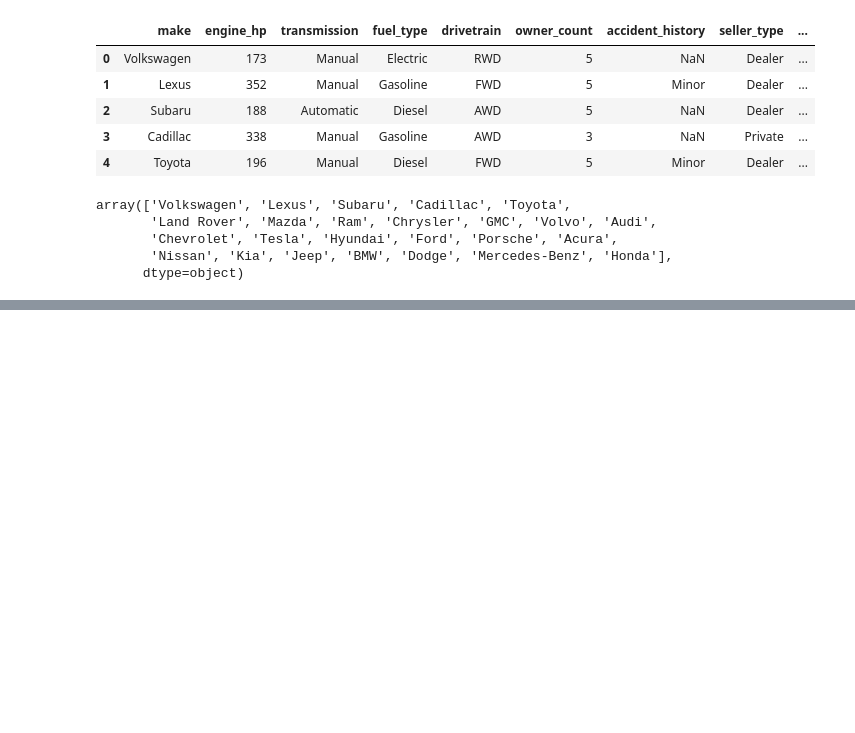
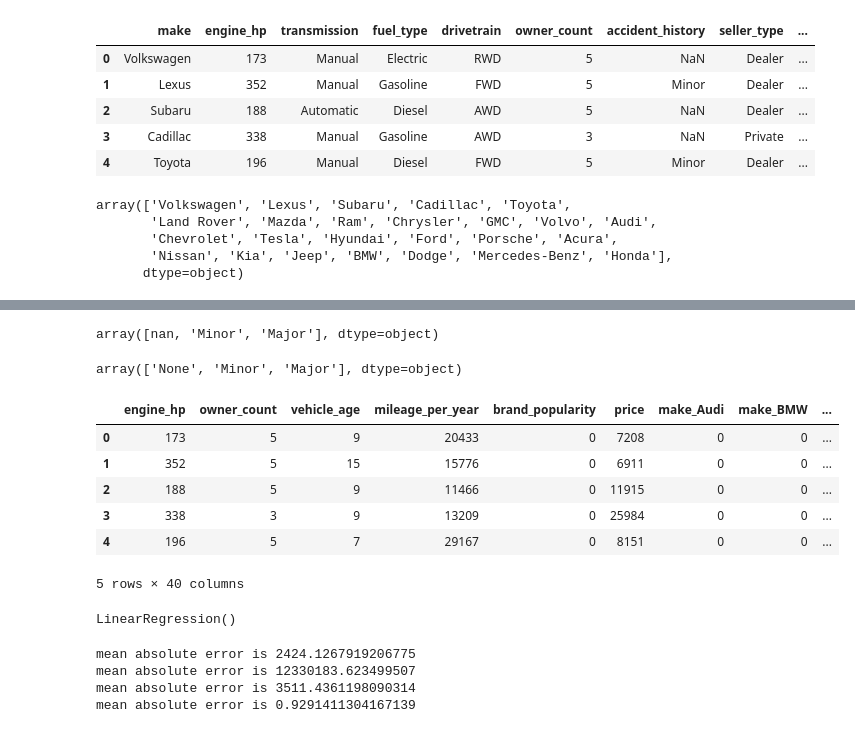
Before and after one commit to mrabhi20iitk/ML-end-to-end, a Jupyter notebook: regression.ipynb, the cells around one changed output, grey strips where cells are left out. Cells and saved outputs as stored; diff of their text form; code cells hidden in the pictures; blank space fills up the shorter version.

Commit message:
added a regression model

```diff
--- a/regression.ipynb
+++ b/regression.ipynb
@@ -84,0 +104,22 @@ array(['Volkswagen', 'Lexus', 'Subaru', 'Cadillac', 'Toyota',
+# %%
+data_new['accident_history'].unique()
+# %% [output]
+array([nan, 'Minor', 'Major'], dtype=object)
+# %%
+data_new = data_new.fillna('None')
+data_new['accident_history'].unique()
+# %% [output]
+array(['None', 'Minor', 'Major'], dtype=object)
+# %%
+cat_cols = ['make','transmission','fuel_type','drivetrain','accident_history','seller_type','condition']
+# %%
+data_encoded = pd.get_dummies(data_new,columns=cat_cols,drop_first=True).astype(int)
+data_encoded.head()
+# %% [output]
+|  | engine_hp | owner_count | vehicle_age | mileage_per_year | brand_popularity | price | make_Audi | make_BMW | ... |
+| 0 | 173 | 5 | 9 | 20433 | 0 | 7208 | 0 | 0 | ... |
+| 1 | 352 | 5 | 15 | 15776 | 0 | 6911 | 0 | 0 | ... |
+| 2 | 188 | 5 | 9 | 11466 | 0 | 11915 | 0 | 0 | ... |
+| 3 | 338 | 3 | 9 | 13209 | 0 | 25984 | 0 | 0 | ... |
+| 4 | 196 | 5 | 7 | 29167 | 0 | 8151 | 0 | 0 | ... |
+5 rows × 40 columns
@@ -84,0 +131,5 @@ array(['Volkswagen', 'Lexus', 'Subaru', 'Cadillac', 'Toyota',
+# %%
+model = LinearRegression()
+model.fit(X_train,y_train)
+# %% [output]
+LinearRegression()
@@ -84,0 +138,14 @@ array(['Volkswagen', 'Lexus', 'Subaru', 'Cadillac', 'Toyota',
+# %%
+mae = mean_absolute_error(y_pred,y_test)
+mse = mean_squared_error(y_pred,y_test)
+rmse = root_mean_squared_error(y_pred,y_test)
+r2 = r2_score(y_pred,y_test) #provides a measure of how well the observed outcomes are replicated by the model
+print('mean absolute error is',mae)
+print('mean absolute error is',mse)
+print('mean absolute error is',rmse)
+print('mean absolute error is',r2)
+# %% [output]
+mean absolute error is 2424.1267919206775
+mean absolute error is 12330183.623499507
+mean absolute error is 3511.4361198090314
+mean absolute error is 0.9291411304167139
```
Also changed, not shown: parts of 6 cells of this notebook.
